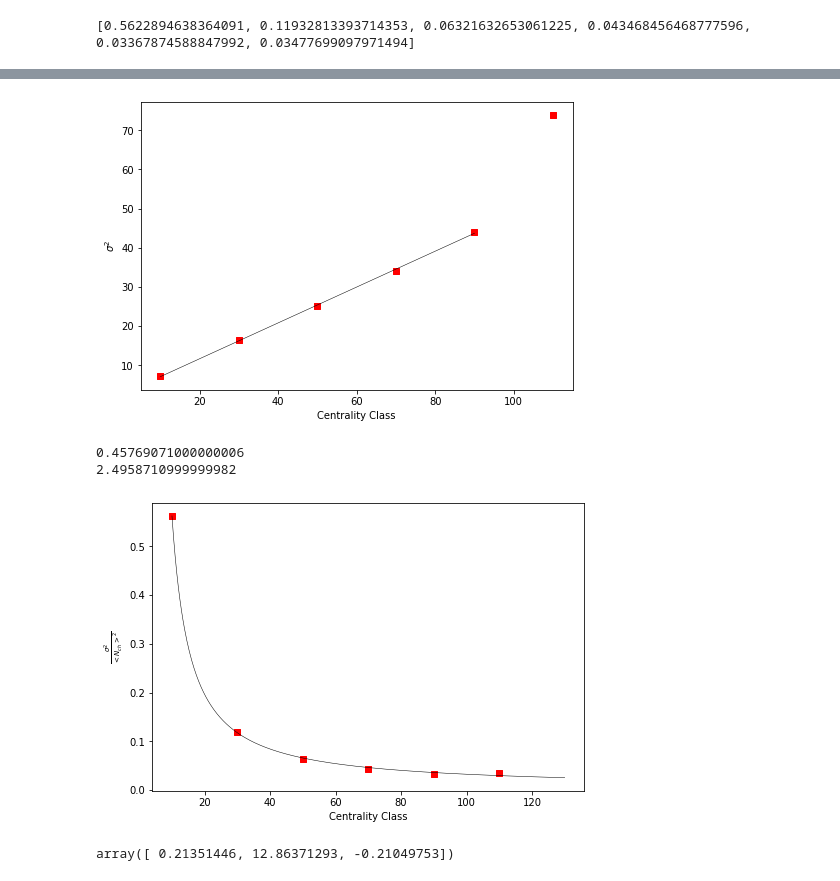
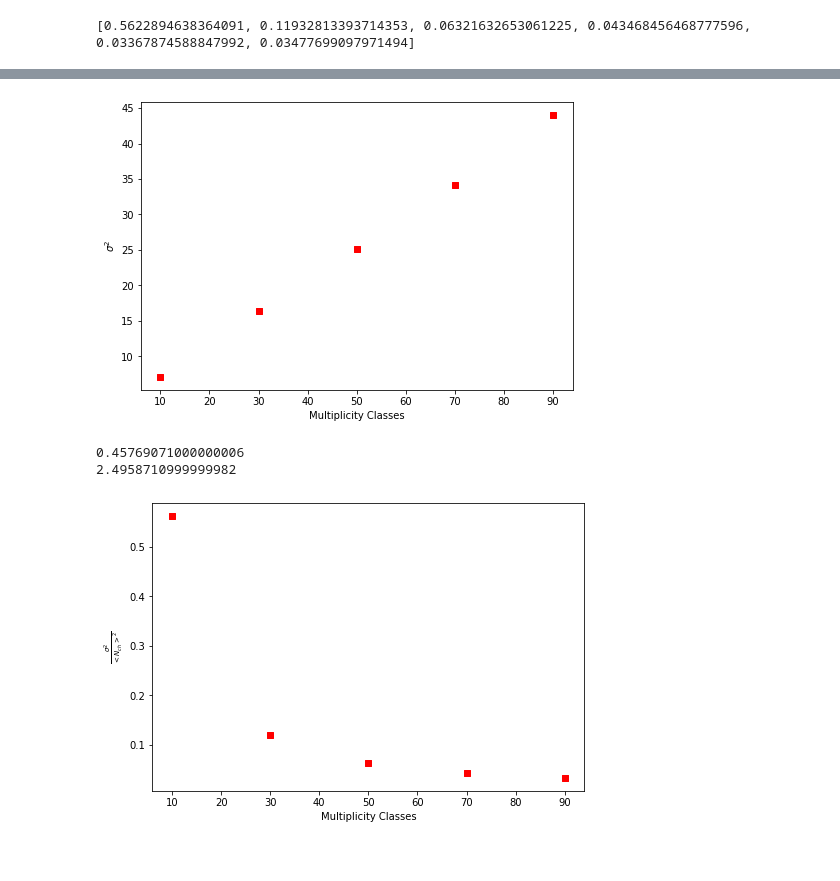
Before and after one commit to mahesh0537/PH219_group8, a Jupyter notebook: graphs.ipynb, the cells around one changed output, grey strips where cells are left out. Drawn from its saved outputs; the diff is of its cells as text; code cells hidden in the pictures.

```diff
--- a/graphs.ipynb
+++ b/graphs.ipynb
@@ -76,30 +76,38 @@ print(popt)
 # %%
 m, b = np.polyfit(n_par[0:-1], sigma_sq[0:-1], 1)
 fig = plt.figure()
 plot = fig.add_axes([0,0,1,1])
-plot.scatter(n_par, sigma_sq, marker = 's', color = 'red')
-plot.plot(n_par[0:-1], n_par[0:-1]*m + b, color = 'black', linewidth = 0.5)
-plot.set_xlabel('Centrality Class')
+plot.scatter(n_par[0:-1], sigma_sq[0:-1], marker = 's', color = 'red')
+#plot.plot(n_par[0:-1], n_par[0:-1]*m + b, color = 'black', linewidth = 0.5)
+plot.set_xlabel('Multiplicity Classes')
 plot.set_ylabel(r'$\sigma ^2$')
 plt.show()
-fig.savefig('plotsigma_sq.png', dpi=300, bbox_inches='tight')
+fig.savefig('plotsigma_sq_no_best_fit.png', dpi=300, bbox_inches='tight')
 
 print(m)
 print(b)
 # %% [output]
-[figure, old version]
+[figure, new version]
 0.45769071000000006
 2.4958710999999982
 # %%
 #m, b = np.polyfit(n_par, l, 1)
-temp = np.linspace(10, 130, 500)
+def func(x, a, b, c):
+    return a * np.exp(b / x) + c
+
+x = n_par
+y = func(x, 500, 10, 0.5)
+yn = l
+
+popt, pcov = curve_fit(func, x, yn)
+temp = np.linspace(10, 110, 500)
 fig = plt.figure()
 plot = fig.add_axes([0,0,1,1])
-plot.scatter(n_par, l, marker = 's', color = 'red')
-plot.plot(temp, func(temp, popt[0], popt[1], popt[2]), color = 'black', linewidth = 0.5)
-plot.set_xlabel('Centrality Class')
+plot.scatter(n_par[0:-1], l[0:-1], marker = 's', color = 'red')
+#plot.plot(temp, func(temp, popt[0], popt[1], popt[2]), color = 'black', linewidth = 0.5)
+plot.set_xlabel('Multiplicity Classes')
 plot.set_ylabel(r'$\frac{\sigma ^2}{<N_{ch}>^2}$')
 plt.show()
-fig.savefig('plotlast_one.png', dpi=300, bbox_inches='tight')
+fig.savefig('plotlast_one_no_best_fit.png', dpi=300, bbox_inches='tight')
 # %% [output]
-[figure, old version]
+[figure, new version]
@@ -117,4 +113,0 @@ popt, pcov = curve_fit(func, x, yn)
-# %%
-popt
-# %% [output]
-array([ 0.21351446, 12.86371293, -0.21049753])
```
Also changed, not shown: parts of 12 cells of this notebook.
